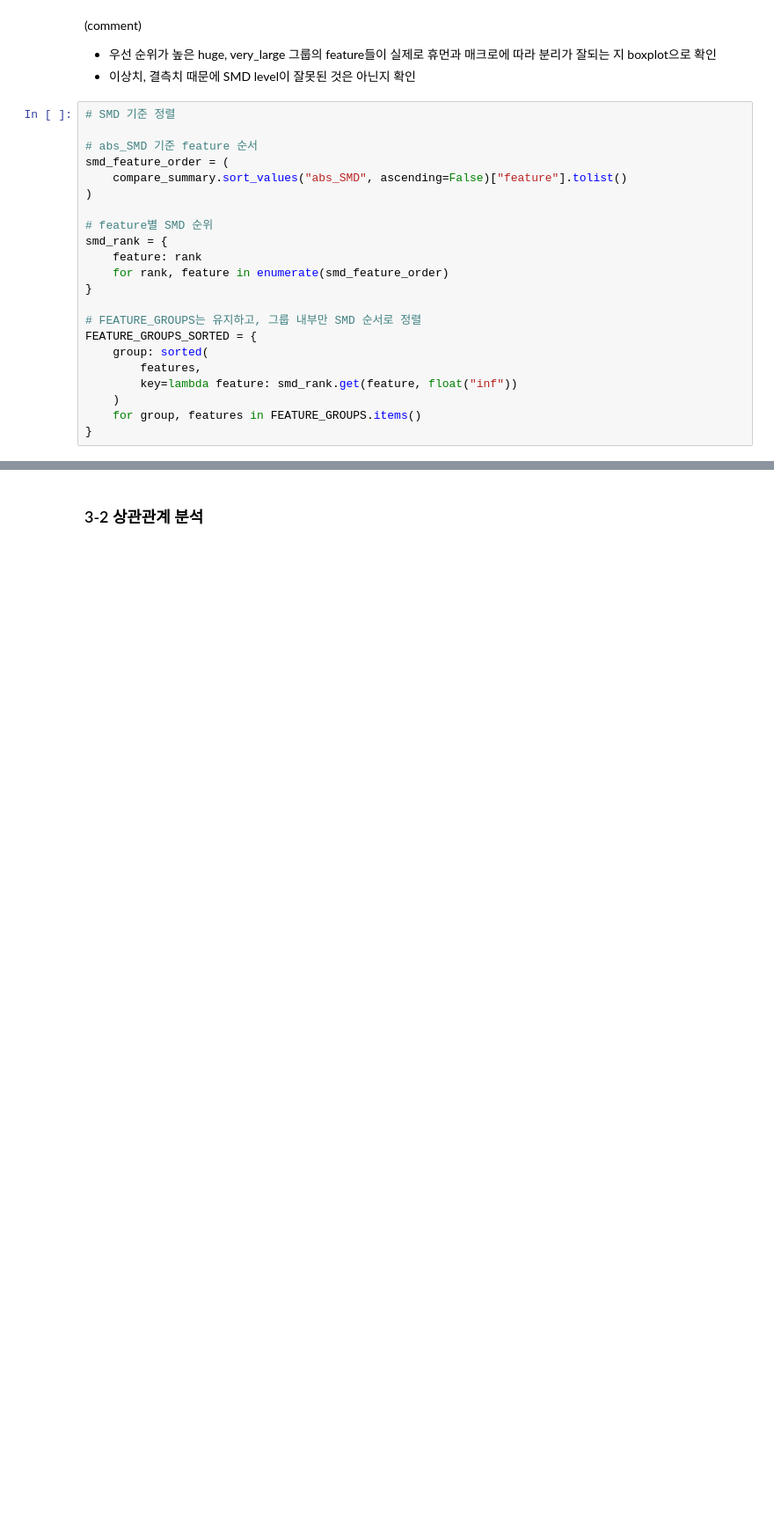
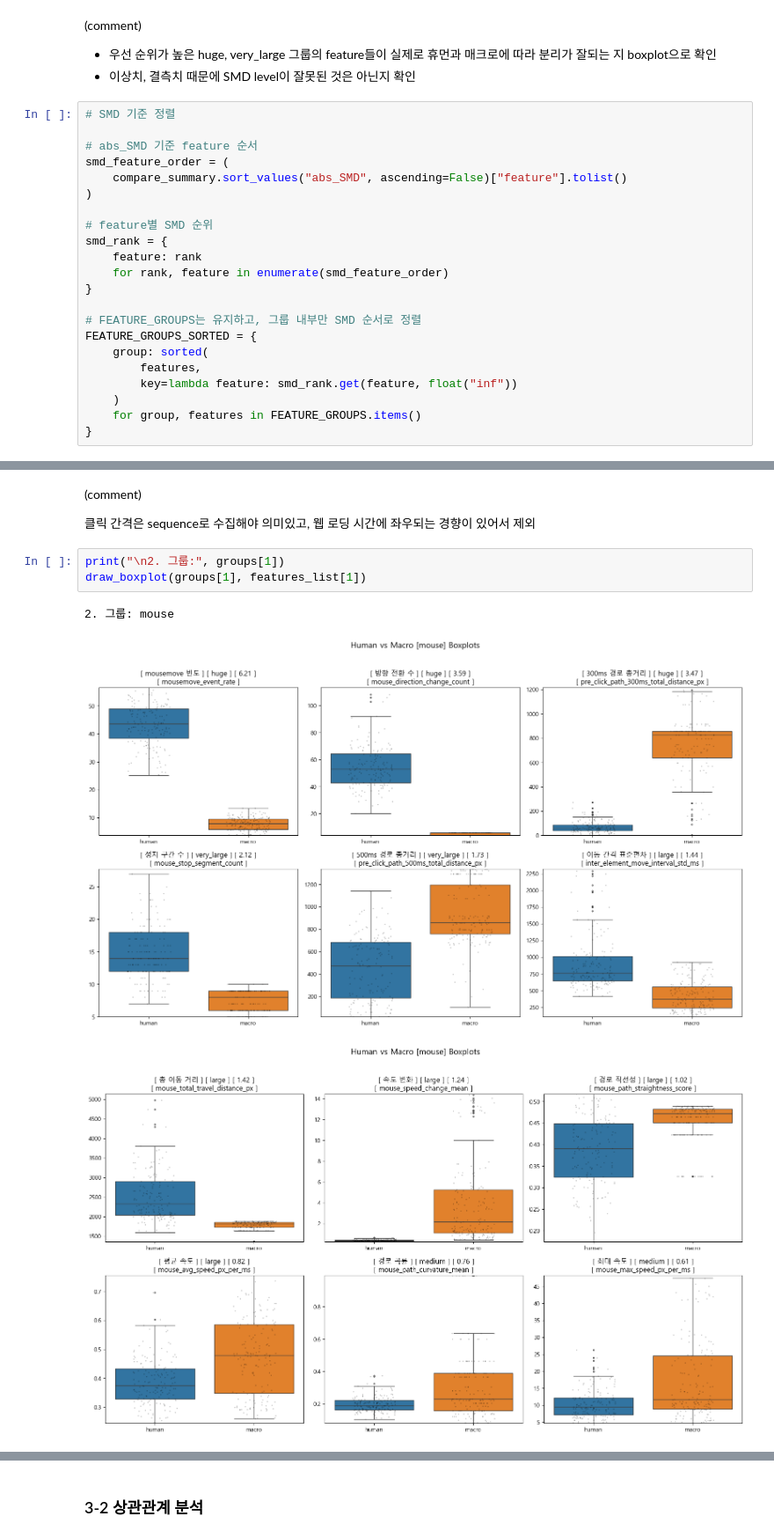
Before and after one commit to Tickle-ticket/Tickle, a Jupyter notebook: services/ai/train/EDA/eda_chan.ipynb, the cells around one changed output, grey strips where cells are left out. Shown at 88% size. Drawn from its saved outputs; the diff is of its cells as text; blank space fills up the shorter version.

```diff
--- a/services/ai/train/EDA/eda_chan.ipynb
+++ b/services/ai/train/EDA/eda_chan.ipynb
@@ -668,0 +661,11 @@ for group, features in FEATURE_GROUPS_SORTED.items():
+# %% [markdown]
+(comment)
+
+클릭 간격은 sequence로 수집해야 의미있고, 웹 로딩 시간에 좌우되는 경향이 있어서 제외
+# %%
+print("\n2. 그룹:", groups[1])
+draw_boxplot(groups[1], features_list[1])
+# %% [output]
+2. 그룹: mouse
+[figure, added]
+[figure, added]
```
Also changed, not shown: parts of 8 cells of this notebook.
